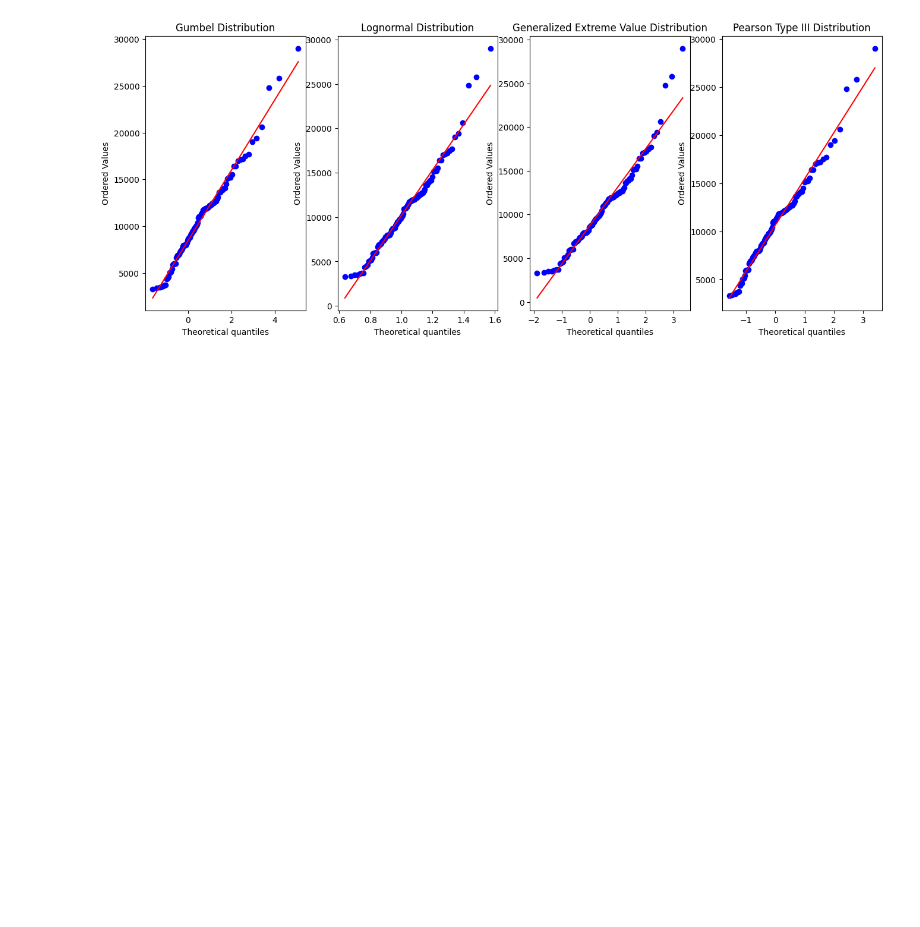
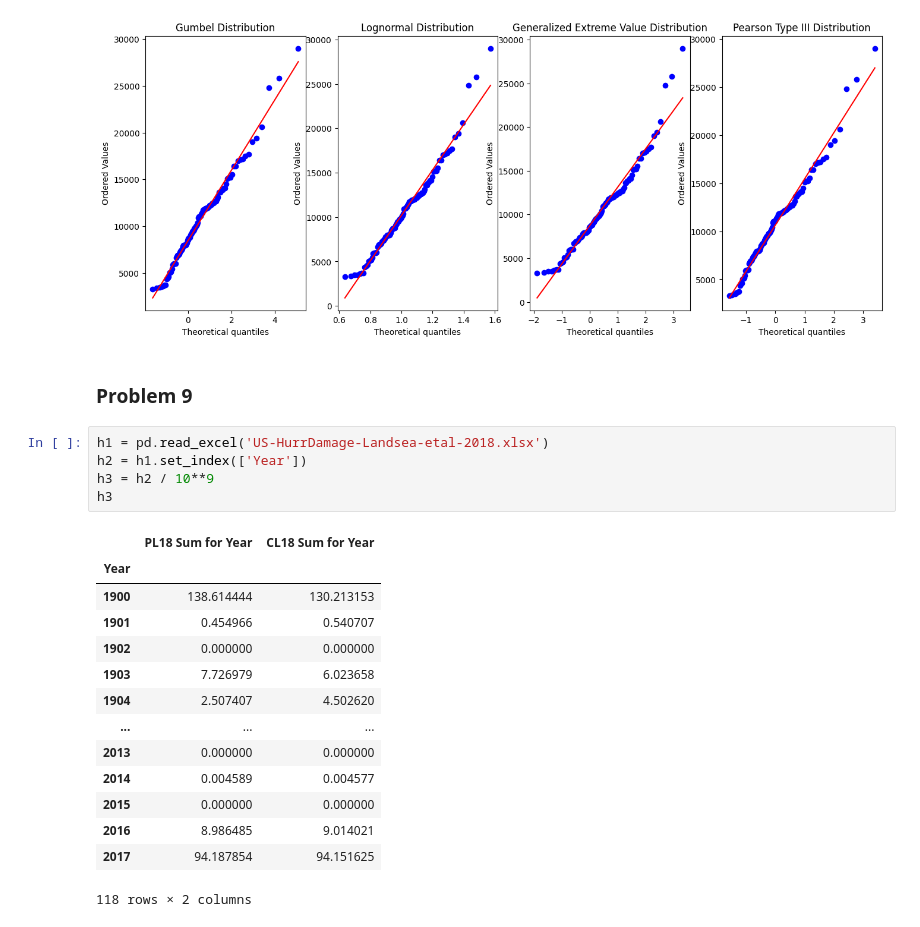
Before and after one commit to jtdocter27/Engineering-Probability---Statistics, a Jupyter notebook: R_project.ipynb, the cells around one changed output. Saved outputs shown, nothing was run; the diff lists cells and outputs as text; blank space fills up the shorter version.

```diff
--- a/R_project.ipynb
+++ b/R_project.ipynb
@@ -749,3 +749,25 @@ axs[3].set_title("Pearson Type III Distribution")
 # %% [output]
 Text(0.5, 1.0, 'Pearson Type III Distribution')
 [figure]
+# %% [markdown]
+### Problem 9
+# %%
+h1 = pd.read_excel('US-HurrDamage-Landsea-etal-2018.xlsx')
+h2 = h1.set_index(['Year'])
+h3 = h2 / 10**9
+h3
+# %% [output]
+|  | PL18 Sum for Year | CL18 Sum for Year |
+| Year |  |  |
+| 1900 | 138.614444 | 130.213153 |
+| 1901 | 0.454966 | 0.540707 |
+| 1902 | 0.000000 | 0.000000 |
+| 1903 | 7.726979 | 6.023658 |
+| 1904 | 2.507407 | 4.502620 |
+| ... | ... | ... |
+| 2013 | 0.000000 | 0.000000 |
+| 2014 | 0.004589 | 0.004577 |
+| 2015 | 0.000000 | 0.000000 |
+| 2016 | 8.986485 | 9.014021 |
+| 2017 | 94.187854 | 94.151625 |
+118 rows × 2 columns
```
Also changed, not shown: parts of 12 cells of this notebook.
